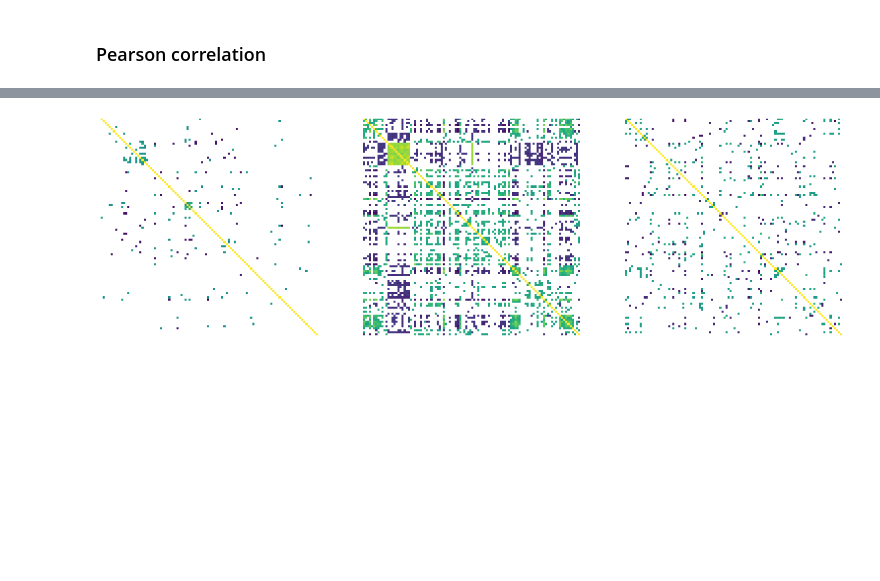
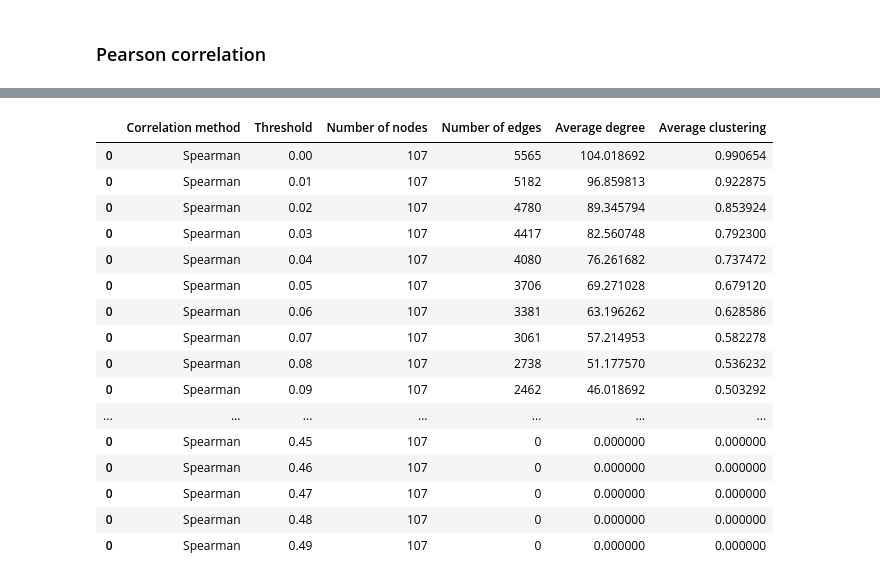
Before and after one commit to Educorreia932/FCUP-BINF, a Jupyter notebook: Assignments/Assignment 6/notebook.ipynb, the cells around one changed output, grey strips where cells are left out. Cells and saved outputs as stored; diff of their text form; code cells hidden in the pictures; blank space fills up the shorter version.

```diff
--- a/Assignments/Assignment 6/notebook.ipynb
+++ b/Assignments/Assignment 6/notebook.ipynb
@@ -131,7 +96,0 @@ plt.show()
-# %%
-threshold = 0.3
-
-for i, correlation_sp in enumerate(correlations_spearman):
-    correlations_spearman[i] = correlation_sp[abs(correlation_sp) >= threshold]
-
-correlations_spearman[0].head()
@@ -168,10 +97,42 @@ plt.show()
-# %%
-figure, axes = plt.subplots(1, 3, sharey=True, figsize=(20, 15))
-
-for i, correlation_sp in enumerate(correlations_spearman):
-    axes[i].matshow(correlation_sp)
-    axes[i].set_axis_off()
-
-plt.show()
-# %% [output]
-[figure, removed]
+# %%
+statistics = pd.DataFrame()
+
+# TODO: Should statistics be calculated for both Spearman and Pearson?
+
+for i in range(0, 50, 1):
+    i /= 100
+
+    matrix = correlations[0][0][abs(correlations[0][0]) >= i]
+    network = generate_network(matrix)
+
+    line = pd.DataFrame({
+        "Correlation method": "Spearman",
+        "Threshold": [i],
+        # TODO: Should we count only nodes with non-zero degree?
+        "Number of nodes": [network.number_of_nodes()],
+        "Number of edges": [network.number_of_edges()],
+        "Average degree": [np.mean(list(dict(network.degree()).values()))],
+        "Average clustering": [networkx.average_clustering(network)]
+    })
+
+    statistics = pd.concat([statistics, line])
+
+display(statistics)
+# %% [output]
+|  | Correlation method | Threshold | Number of nodes | Number of edges | Average degree | Average clustering |
+| 0 | Spearman | 0.00 | 107 | 5565 | 104.018692 | 0.990654 |
+| 0 | Spearman | 0.01 | 107 | 5182 | 96.859813 | 0.922875 |
+| 0 | Spearman | 0.02 | 107 | 4780 | 89.345794 | 0.853924 |
+| 0 | Spearman | 0.03 | 107 | 4417 | 82.560748 | 0.792300 |
+| 0 | Spearman | 0.04 | 107 | 4080 | 76.261682 | 0.737472 |
+| 0 | Spearman | 0.05 | 107 | 3706 | 69.271028 | 0.679120 |
+| 0 | Spearman | 0.06 | 107 | 3381 | 63.196262 | 0.628586 |
+| 0 | Spearman | 0.07 | 107 | 3061 | 57.214953 | 0.582278 |
+| 0 | Spearman | 0.08 | 107 | 2738 | 51.177570 | 0.536232 |
+| 0 | Spearman | 0.09 | 107 | 2462 | 46.018692 | 0.503292 |
+| ... | ... | ... | ... | ... | ... | ... |
+| 0 | Spearman | 0.45 | 107 | 0 | 0.000000 | 0.000000 |
+| 0 | Spearman | 0.46 | 107 | 0 | 0.000000 | 0.000000 |
+| 0 | Spearman | 0.47 | 107 | 0 | 0.000000 | 0.000000 |
+| 0 | Spearman | 0.48 | 107 | 0 | 0.000000 | 0.000000 |
+| 0 | Spearman | 0.49 | 107 | 0 | 0.000000 | 0.000000 |
```
Also changed, not shown: parts of 13 cells of this notebook.
